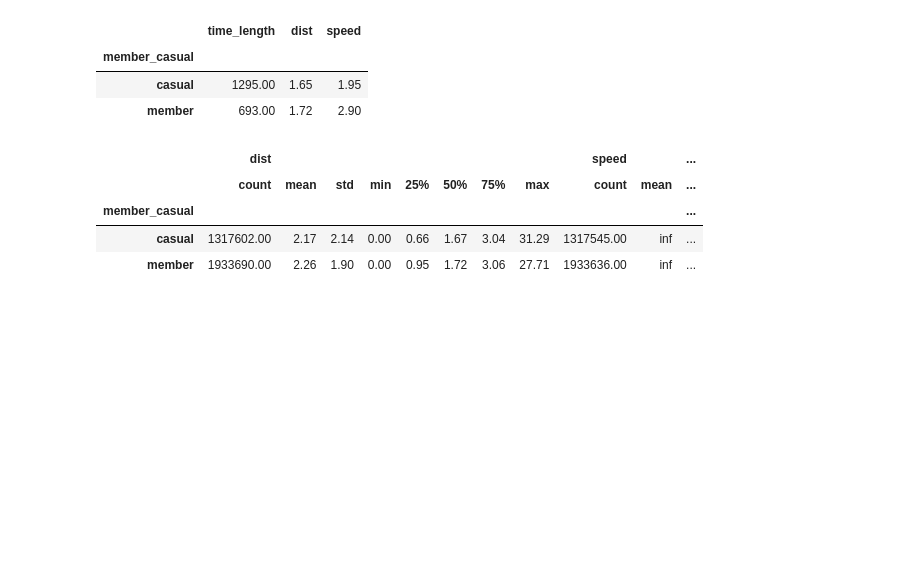
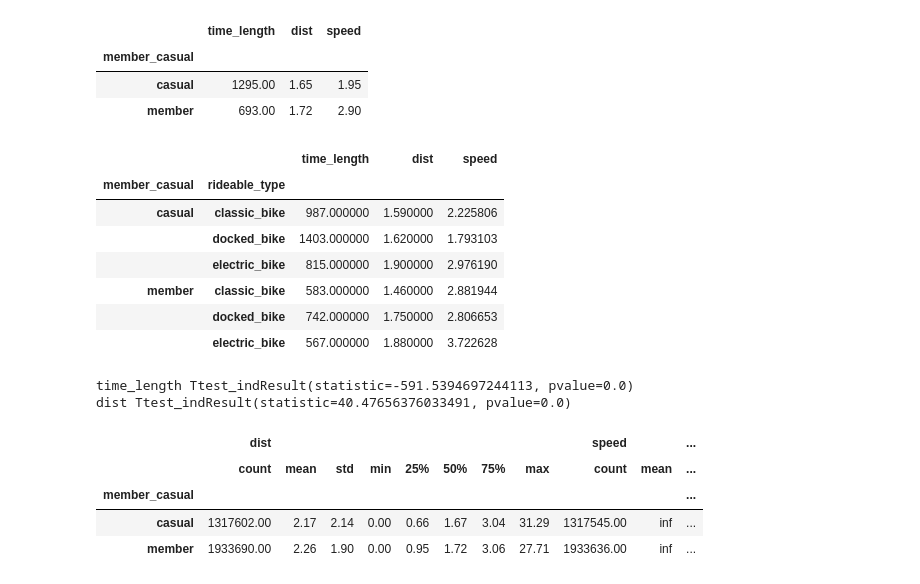
Before and after one commit to arcadianlyric/Google_data_analytics_Bike_share_growth_hacking, a Jupyter notebook: capstone_project/bike_share/src/bike_share_analysis.ipynb, the cells around one changed output. Cells and saved outputs as stored; diff of their text form; code cells hidden in the pictures; blank space fills up the shorter version.

```diff
--- a/capstone_project/bike_share/src/bike_share_analysis.ipynb
+++ b/capstone_project/bike_share/src/bike_share_analysis.ipynb
@@ -168,3 +181,14 @@ df.iloc[:, 12:17].groupby('member_casual').median()
 | member_casual |  |  |  |
 | casual | 1295.00 | 1.65 | 1.95 |
 | member | 693.00 | 1.72 | 2.90 |
+# %%
+df[['time_length', 'dist', 'speed','member_casual','rideable_type']].groupby(['member_casual','rideable_type']).median()
+# %% [output]
+|  |  | time_length | dist | speed |
+| member_casual | rideable_type |  |  |  |
+| casual | classic_bike | 987.000000 | 1.590000 | 2.225806 |
+|  | docked_bike | 1403.000000 | 1.620000 | 1.793103 |
+|  | electric_bike | 815.000000 | 1.900000 | 2.976190 |
+| member | classic_bike | 583.000000 | 1.460000 | 2.881944 |
+|  | docked_bike | 742.000000 | 1.750000 | 2.806653 |
+|  | electric_bike | 567.000000 | 1.880000 | 3.722628 |
@@ -171,3 +199,9 @@ df.iloc[:, 12:17].groupby('member_casual').median()
+# %%
+for i in ['time_length', 'dist']:
+    print(i, ttest_ind(member[i].values, casual[i].values, axis=0, equal_var=False))
+# %% [output]
+time_length Ttest_indResult(statistic=-591.5394697244113, pvalue=0.0)
+dist Ttest_indResult(statistic=40.47656376033491, pvalue=0.0)
 # %%
 df2.iloc[:, 12:17].groupby('member_casual').describe()
 # %% [output]
```
Also changed, not shown: parts of 9 cells of this notebook.
